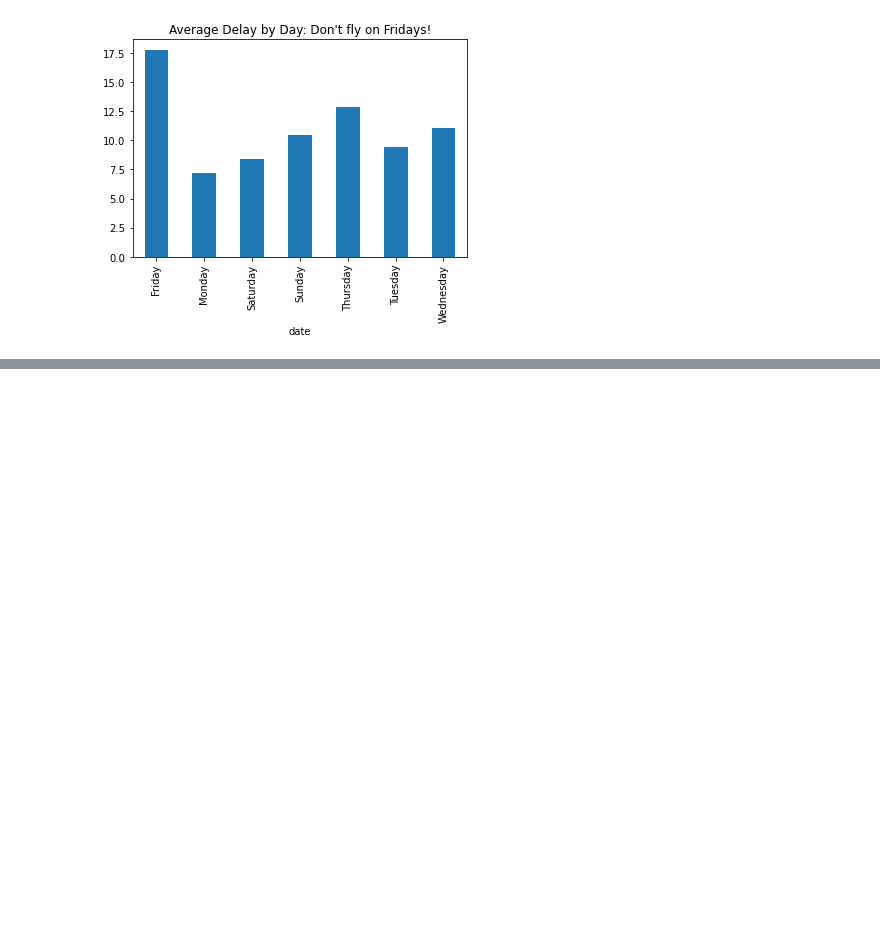
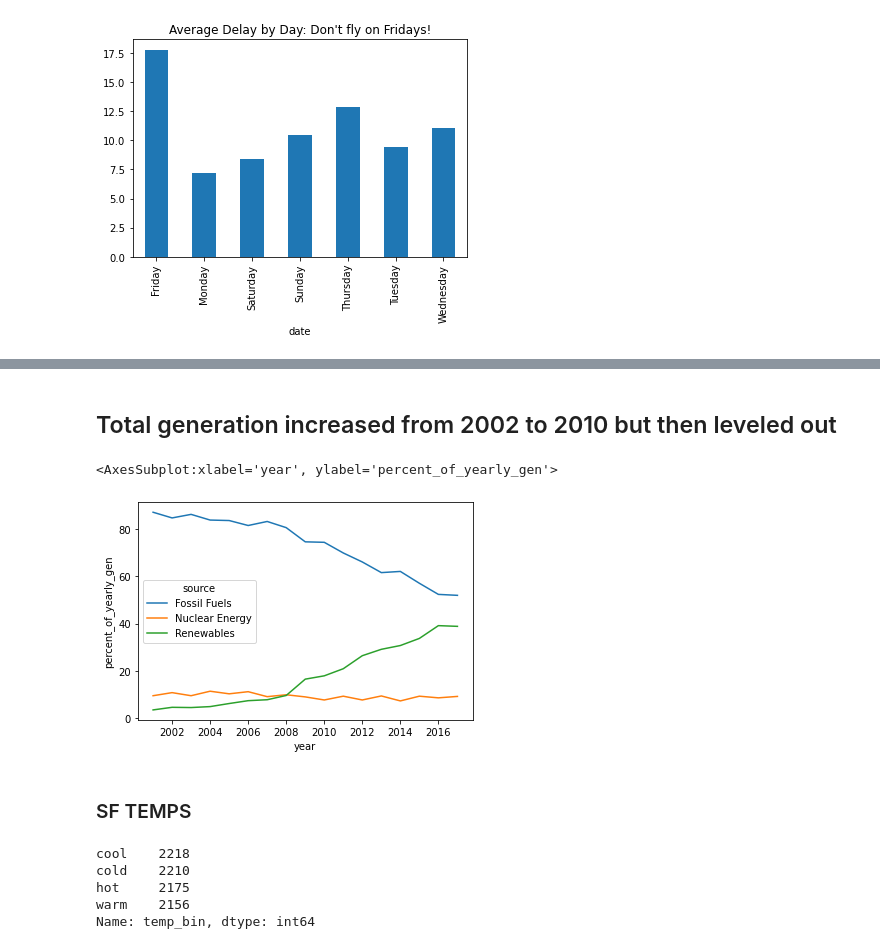
Before and after one commit to jesse-d-marder/time-series-exercises, a Jupyter notebook: working-with-time-series-data.ipynb, the cells around one changed output, grey strips where cells are left out. Cells and saved outputs as stored; diff of their text form; code cells hidden in the pictures; blank space fills up the shorter version.

```diff
--- a/working-with-time-series-data.ipynb
+++ b/working-with-time-series-data.ipynb
@@ -132,0 +193,9 @@ Text(0.5, 1.0, "Average Delay by Day: Don't fly on Fridays!")
+# %% [markdown]
+## Total generation increased from 2002 to 2010 but then leveled out
+# %%
+sns.lineplot(data = e.reset_index(drop=True), x='year', y = 'percent_of_yearly_gen', hue = 'source')
+# %% [output]
+<AxesSubplot:xlabel='year', ylabel='percent_of_yearly_gen'>
+[figure, added]
+# %% [markdown]
+### SF TEMPS
@@ -132,0 +206,8 @@ Text(0.5, 1.0, "Average Delay by Day: Don't fly on Fridays!")
+# %%
+df.temp_bin.value_counts()
+# %% [output]
+cool    2218
+cold    2210
+hot     2175
+warm    2156
+Name: temp_bin, dtype: int64
```
Also changed, not shown: parts of 21 cells of this notebook.
